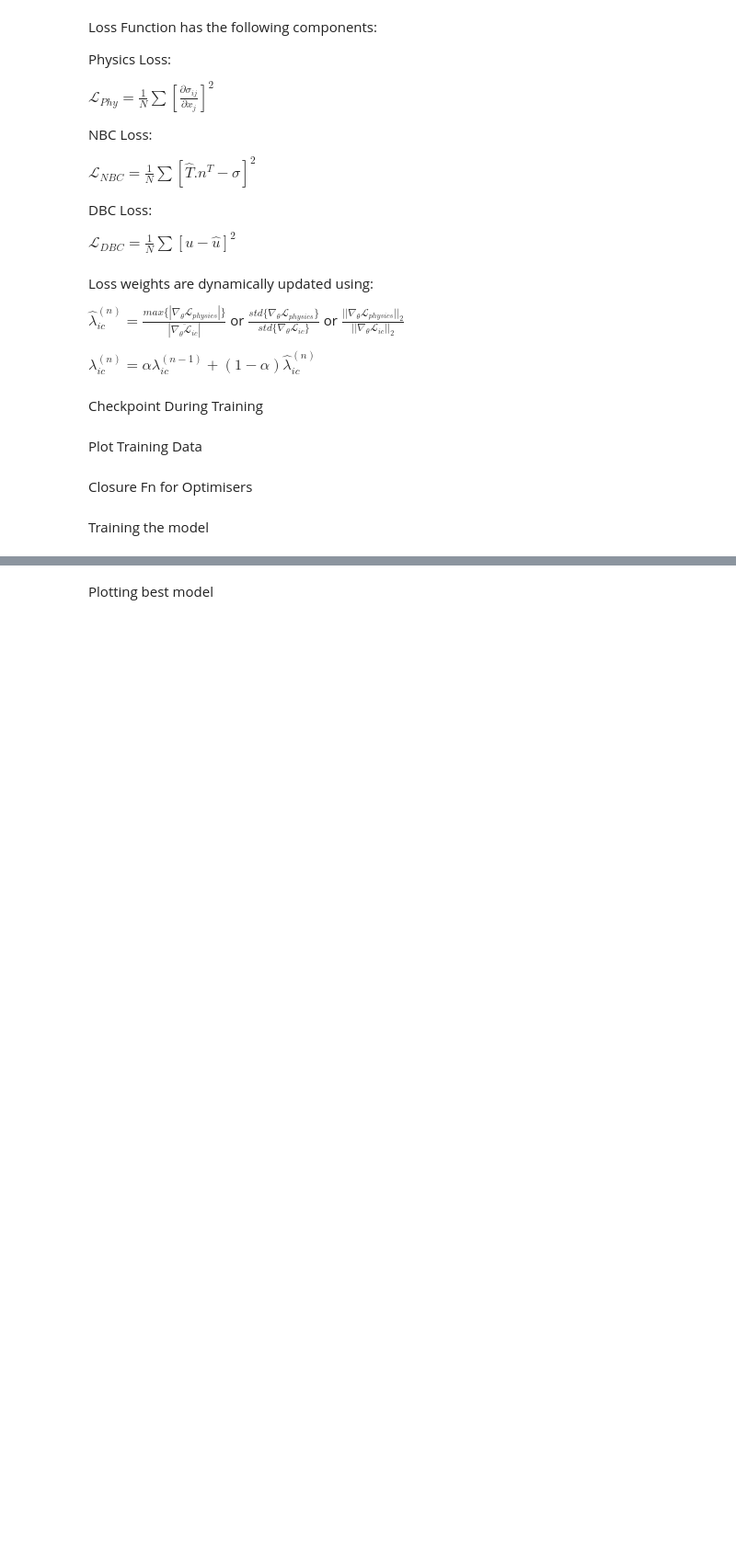
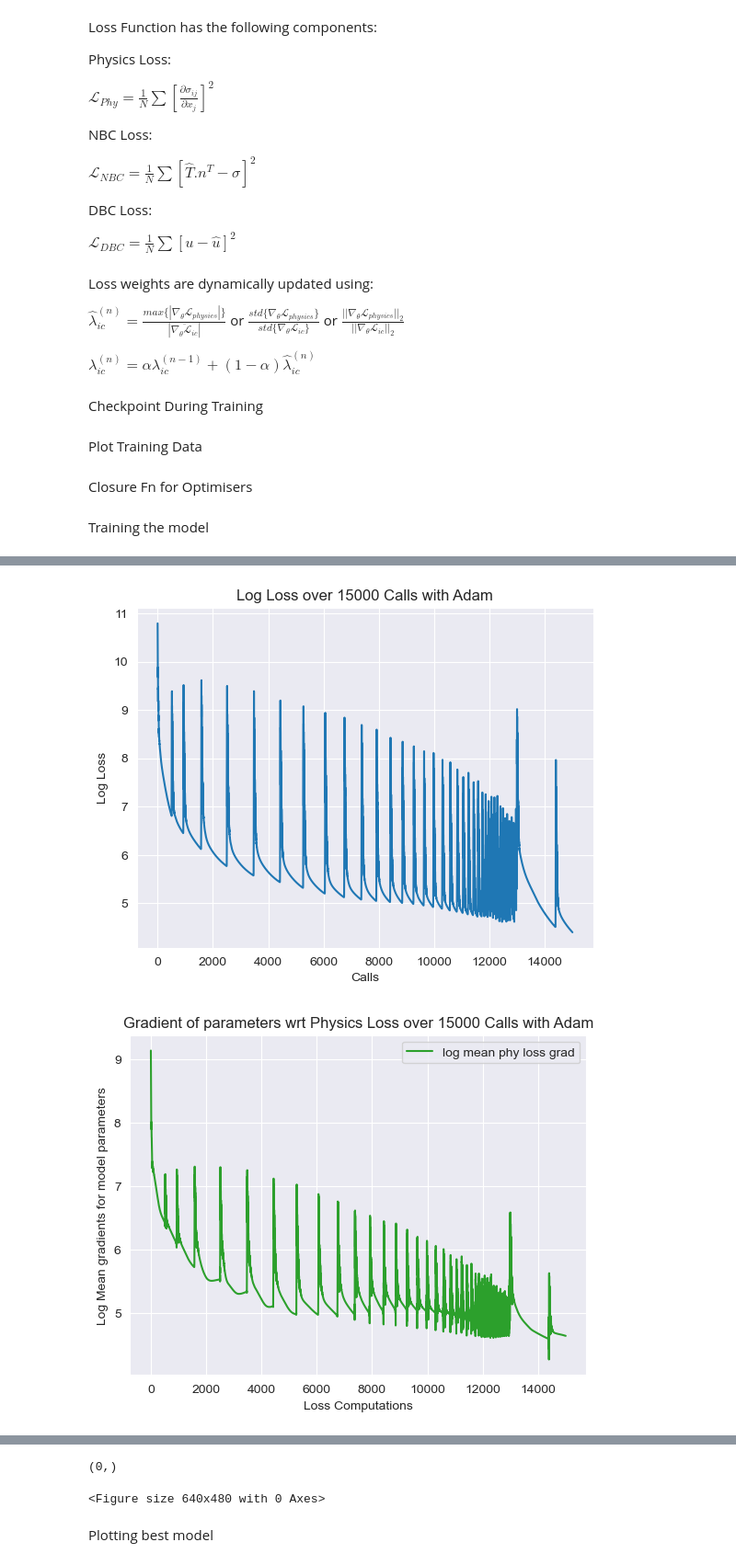
Before and after one commit to RoshenS/PINNs, a Jupyter notebook: 3D_Isotropic_Beam temp.ipynb, the cells around one changed output, grey strips where cells are left out. Shown at 92% size. Cells and saved outputs as stored; diff of their text form; code cells hidden in the pictures; blank space fills up the shorter version.

```diff
--- a/3D_Isotropic_Beam temp.ipynb
+++ b/3D_Isotropic_Beam temp.ipynb
@@ -206,12 +208,9 @@ def Stress(model,input):
     # Strain from displacement field
     pred = model(input)
 
-    #dux = torch.autograd.grad(pred[:,0], input, torch.ones_like(pred[:,0]), retain_graph=True, create_graph=True)[0]
-    #duy = torch.autograd.grad(pred[:,1], input, torch.ones_like(pred[:,1]), retain_graph=True, create_graph=True)[0]
-    #duz = torch.autograd.grad(pred[:,2], input, torch.ones_like(pred[:,2]), retain_graph=True, create_graph=True)[0]
-    #check jacobian
-    du = torch.autograd.grad(pred, input, torch.ones_like(pred), retain_graph=True, create_graph=True)
-    print(du)
+    dux = torch.autograd.grad(pred[:,0], input, torch.ones_like(pred[:,0]), retain_graph=True, create_graph=True)[0]
+    duy = torch.autograd.grad(pred[:,1], input, torch.ones_like(pred[:,1]), retain_graph=True, create_graph=True)[0]
+    duz = torch.autograd.grad(pred[:,2], input, torch.ones_like(pred[:,2]), retain_graph=True, create_graph=True)[0]
 
     duxdx = dux[:,0]
     duxdy = dux[:,1]
@@ -442,11 +450,14 @@ def closure():
 Training the model
 # %%
 # train
-n_epochs = (10000,1000)
+n_epochs = (15000,500)
 w_update = 1
 epochs = 0
 prev_loss = list()
 training = True
+
+#test
+prev_div, prev_sigma = list(),list()
 
 while (training):
     # start with Adam optimizer
@@ -508,0 +526,2 @@ tensor([[-0.0236, -0.0019, -0.0272],
+[figure, added]
+[figure, added]
@@ -510,3 +539,5 @@ NameError: name 'dux' is not defined
+(0,)
+<Figure size 640x480 with 0 Axes>
 # %% [markdown]
 Plotting best model
 # %%
```
Also changed, not shown: parts of 5 cells of this notebook, 1 other file.
